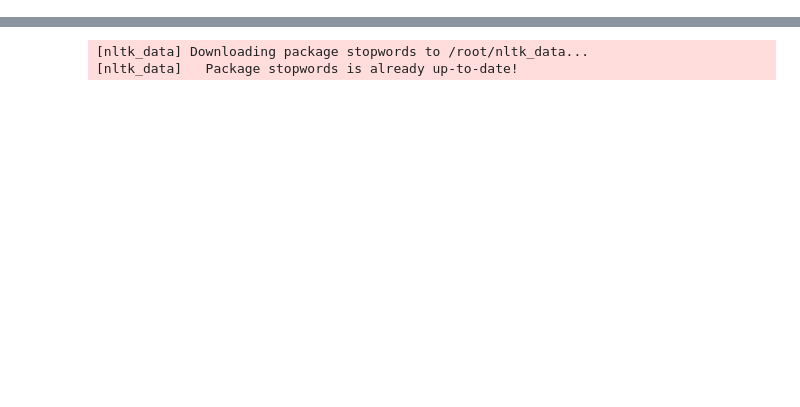
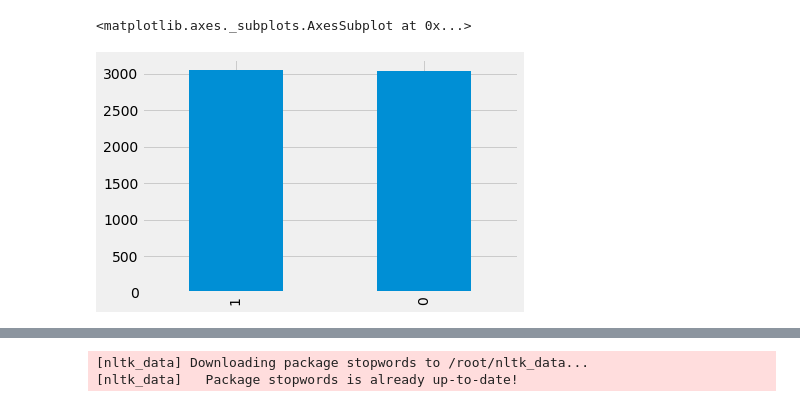
Before and after one commit to nehadubey1205/NLP-College, a Jupyter notebook: OriginalPaperWork_NehaDubey_016_.ipynb, the cells around one changed output, grey strips where cells are left out. Cells and saved outputs as stored; diff of their text form; code cells hidden in the pictures; blank space fills up the shorter version.

```diff
--- a/OriginalPaperWork_NehaDubey_016_.ipynb
+++ b/OriginalPaperWork_NehaDubey_016_.ipynb
@@ -48,0 +79,5 @@ x, x_test, y, y_test = train_test_split(x,y, stratify=y, test_size=0.25, random_
+# %%
+df['Bully_Label'].value_counts().plot(kind='bar')
+# %% [output]
+<matplotlib.axes._subplots.AxesSubplot at 0x...>
+[figure, added]
```
Also changed, not shown: parts of 39 cells of this notebook.
